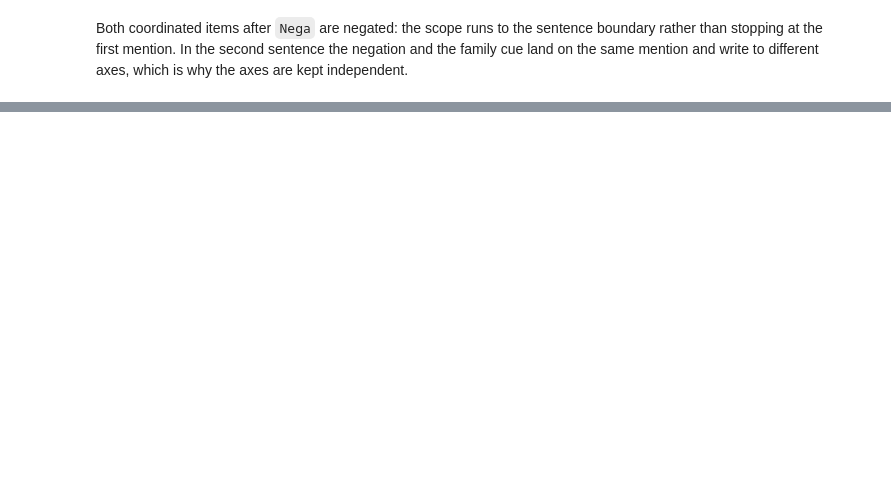
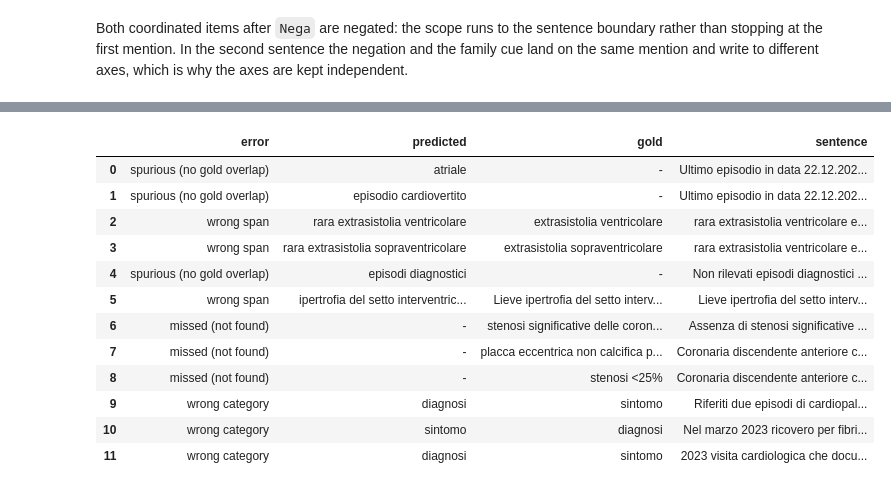
Before and after one commit to ilegul/nlp4dh, a Jupyter notebook: notebooks/clinical_nlp_pipeline.ipynb, the cells around one changed output, grey strips where cells are left out. Drawn from its saved outputs; the diff is of its cells as text; code cells hidden in the pictures; blank space fills up the shorter version.

Commit message:
Refine annotations, evaluation and demos

```diff
--- a/notebooks/clinical_nlp_pipeline.ipynb
+++ b/notebooks/clinical_nlp_pipeline.ipynb
@@ -592,9 +711,9 @@ def parse_json_list(answer):
 def ground_mentions(text, mentions):
     """Keep only mentions that occur in `text`, with their offsets.
 
-    This is a grounding check, not a second extractor: it drops a medication name the model produced
-    but the report does not contain, and gives the surviving ones the span an exact-span evaluation
-    needs. Repeated mentions consume successive occurrences, so two predictions never claim one span.
+    This is a grounding check: it drops a medication name the model produced
+    but the report does not contain and gives the surviving ones the span.
+    Repeated mentions consume successive occurrences, so two predictions never claim one span.
     """
     lowered = text.lower()
     taken, grounded = [], []
@@ -627,12 +746,10 @@ def extract_admission_mentions(text):
     answer = generate_local(extraction_prompt(text), system=EXTRACTION_INSTRUCTION)["content"]
     return ground_mentions(text, parse_json_list(answer))
 # %%
-# The generation is the expensive step, so it is cached. The sidecar records the model and the exact
-# prompt, so changing either invalidates the cache instead of reusing answers from another prompt.
 admission_cache = OUTPUT_DIR / "admission_mentions.parquet"
 admission_meta = OUTPUT_DIR / "admission_mentions.meta.json"
 admission_signature = {"model": LOCAL_LLM_MODEL, "instruction": EXTRACTION_INSTRUCTION,
-                       "few_shot_patients": FEW_SHOT_PATIENTS}
+                       "few_shot_block": FEW_SHOT_BLOCK, "patients": EVAL_PATIENTS}
 
 if admission_cache.exists() and admission_meta.exists() \
         and json.loads(admission_meta.read_text(encoding="utf-8")) == admission_signature:
@@ -641,7 +758,7 @@ if admission_cache.exists() and admission_meta.exists() \
 else:
     rows = []
 
-    for oid in DEV_PATIENTS + TEST_PATIENTS:
+    for oid in EVAL_PATIENTS:
         text = report_text(patient_by_oid[oid], T_ADMISSION)
 
         for mention in extract_admission_mentions(text):
@@ -653,4 +770,4 @@ else:
     print(f"extracted and cached {len(admission_mentions)} admission mentions")
 
 print(f"patients with at least one mention: {admission_mentions.encOid.nunique()} of "
-      f"{len(DEV_PATIENTS) + len(TEST_PATIENTS)}")
+      f"{len(EVAL_PATIENTS)}")
@@ -680,10 +816,8 @@ status decided, and its identity resolved, and each of those can fail on its own
 # %%
 # The Italian model is used for sentence segmentation only: GLiNER runs per sentence and the offsets
-# are mapped back to the document, so spans stay document-level.
+# are mapped back to the document.
 nlp = spacy.load(SPACY_MODEL)
 
-# Labels are entity TYPE NAMES, not descriptions: GLiNER matches a type against words, so a label
-# that names two categories at once, or paraphrases one, is a different task.
 NER_LABELS = ["malattia", "sintomo", "sostanza allergenica"]
 CONDITION_LABELS = ["malattia", "sintomo"]     # a disease and a reported manifestation are both conditions
 
@@ -691,7 +825,7 @@ gliner_model = None
 
 
 def get_gliner():
-    """GLiNER, loaded on first use - a warm span cache means it is never loaded at all."""
+    """GLiNER, loaded on first use."""
     global gliner_model
 
     if gliner_model is None:
@@ -1982,0 +1926,46 @@ it was derived from.
+# %%
+gold_row_at = {(int(r.encOid), int(r.start), int(r.end)): r for r in gold_context.itertuples()}
+pred_row_at = {(int(r.encOid), int(r.start), int(r.end)): r for r in predicted_conditions.itertuples()}
+wrong_category = sorted(span for span in matched_spans if (*span, gold_type_at[span]) not in predicted_typed)
+span_fp = sorted(predicted_spans - gold_spans)
+span_fn = sorted(gold_spans - predicted_spans)
+rows, paired = [], set()
+
+for k in span_fp:
+    partner = overlapping_partner(k, span_fn)
+
+    if partner:
+        paired.add(partner)
+        rows.append({"error": "wrong span", "predicted": pred_row_at[k].text,
+                     "gold": gold_row_at[partner].condition, "sentence": str(pred_row_at[k].sentence)})
+    else:
+        rows.append({"error": "spurious (no gold overlap)", "predicted": pred_row_at[k].text,
+                     "gold": "-", "sentence": str(pred_row_at[k].sentence)})
+
+for k in span_fn:
+    if k not in paired:
+        rows.append({"error": "missed (not found)", "predicted": "-",
+                     "gold": gold_row_at[k].condition, "sentence": str(gold_row_at[k].sentence)})
+
+for k in wrong_category[:4]:
+    rows.append({"error": "wrong category", "predicted": CATEGORY_OF_LABEL[pred_row_at[k].label],
+                 "gold": gold_type_at[k], "sentence": str(gold_row_at[k].sentence)})
+
+ner_errors = pd.DataFrame(rows)
+
+with pd.option_context("display.max_colwidth", None):
+    display(ner_errors.groupby("error").head(3).reset_index(drop=True))
+# %% [output]
+|  | error | predicted | gold | sentence |
+| 0 | spurious (no gold overlap) | atriale | - | Ultimo episodio in data 22.12.202... |
+| 1 | spurious (no gold overlap) | episodio cardiovertito | - | Ultimo episodio in data 22.12.202... |
+| 2 | wrong span | rara extrasistolia ventricolare | extrasistolia ventricolare | rara extrasistolia ventricolare e... |
+| 3 | wrong span | rara extrasistolia sopraventricolare | extrasistolia sopraventricolare | rara extrasistolia ventricolare e... |
+| 4 | spurious (no gold overlap) | episodi diagnostici | - | Non rilevati episodi diagnostici ... |
+| 5 | wrong span | ipertrofia del setto interventric... | Lieve ipertrofia del setto interv... | Lieve ipertrofia del setto interv... |
+| 6 | missed (not found) | - | stenosi significative delle coron... | Assenza di stenosi significative ... |
+| 7 | missed (not found) | - | placca eccentrica non calcifica p... | Coronaria discendente anteriore c... |
+| 8 | missed (not found) | - | stenosi <25% | Coronaria discendente anteriore c... |
+| 9 | wrong category | diagnosi | sintomo | Riferiti due episodi di cardiopal... |
+| 10 | wrong category | sintomo | diagnosi | Nel marzo 2023 ricovero per fibri... |
+| 11 | wrong category | diagnosi | sintomo | 2023 visita cardiologica che docu... |
```
Also changed, not shown: parts of 137 cells of this notebook, 12 other files.
